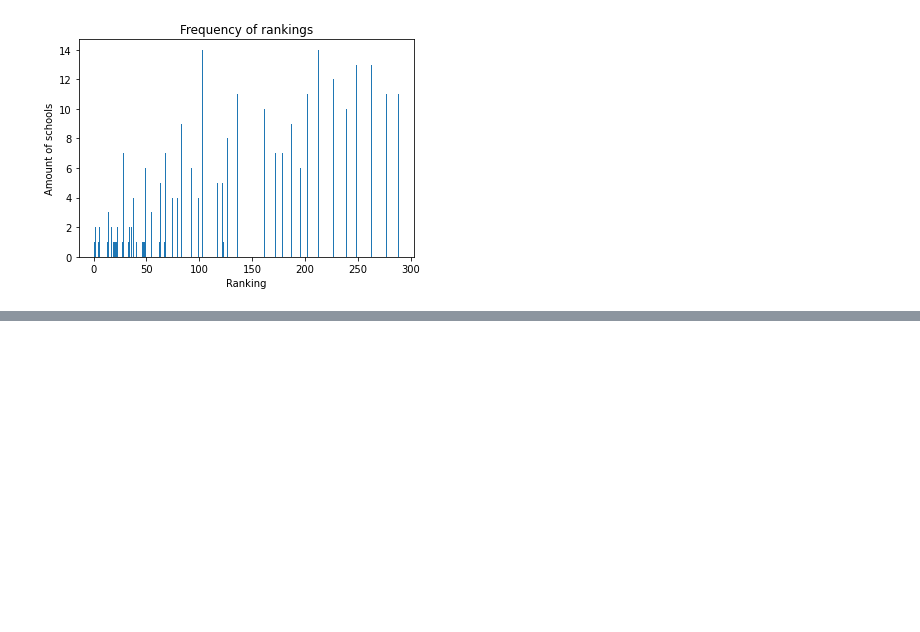
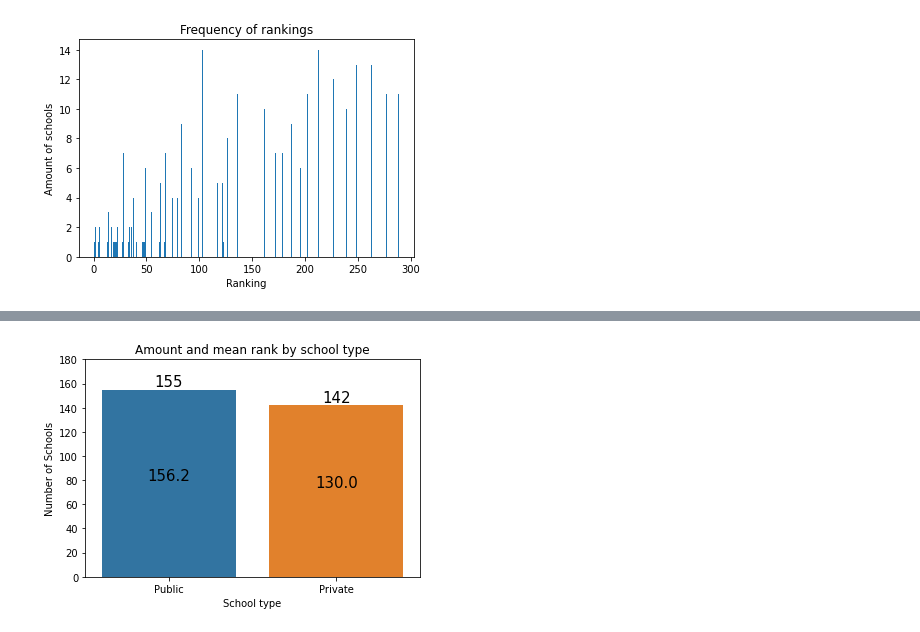
Before and after one commit to BaileyDalton007/USNEWS_Exploratory_Data_Analysis, a Jupyter notebook: data_analysis.ipynb, the cells around one changed output, grey strips where cells are left out. Cells and saved outputs as stored; diff of their text form; code cells hidden in the pictures; blank space fills up the shorter version.

```diff
--- a/data_analysis.ipynb
+++ b/data_analysis.ipynb
@@ -72,0 +109,38 @@ plt.show()
+# %%
+# Now we can compare public to private schools
+
+fig, ax = plt.subplots()
+
+bars = ['Public', 'Private']
+plot = sns.barplot(x=bars, y=df['type'].value_counts())
+
+pub_mean_rank = df.loc[df['type'] == 'Public']['rank'].mean()
+priv_mean_rank = df.loc[df['type'] == 'Private']['rank'].mean()
+
+means = [pub_mean_rank, priv_mean_rank]
+
+# Annotating the bars in the plot
+# From: https://www.geeksforgeeks.org/how-to-annotate-bars-in-barplot-with-matplotlib-in-python/
+for i, bar in enumerate(plot.patches):
+    # Adds totals to top of bars
+    plot.annotate(int(bar.get_height()),
+                (bar.get_x() + bar.get_width() / 2,
+                bar.get_height()), ha='center', va='center',
+                size=15, xytext=(0, 8),
+                textcoords='offset points')
+
+    # Adds averages to middle of bars
+    plot.annotate(format(means[i], '.1f'),
+                (bar.get_x() + bar.get_width() / 2,
+                bar.get_height() / 2), ha='center', va='center',
+                size=15, xytext=(0, 8),
+                textcoords='offset points')
+
+plot.set_ylim(0, 180)
+plot.set_xlabel('School type')
+plot.set_ylabel('Number of Schools')
+plot.set_title('Amount and mean rank by school type')
+
+plt.show()
+# %% [output]
+[figure, added]
```
Also changed, not shown: parts of 8 cells of this notebook.
